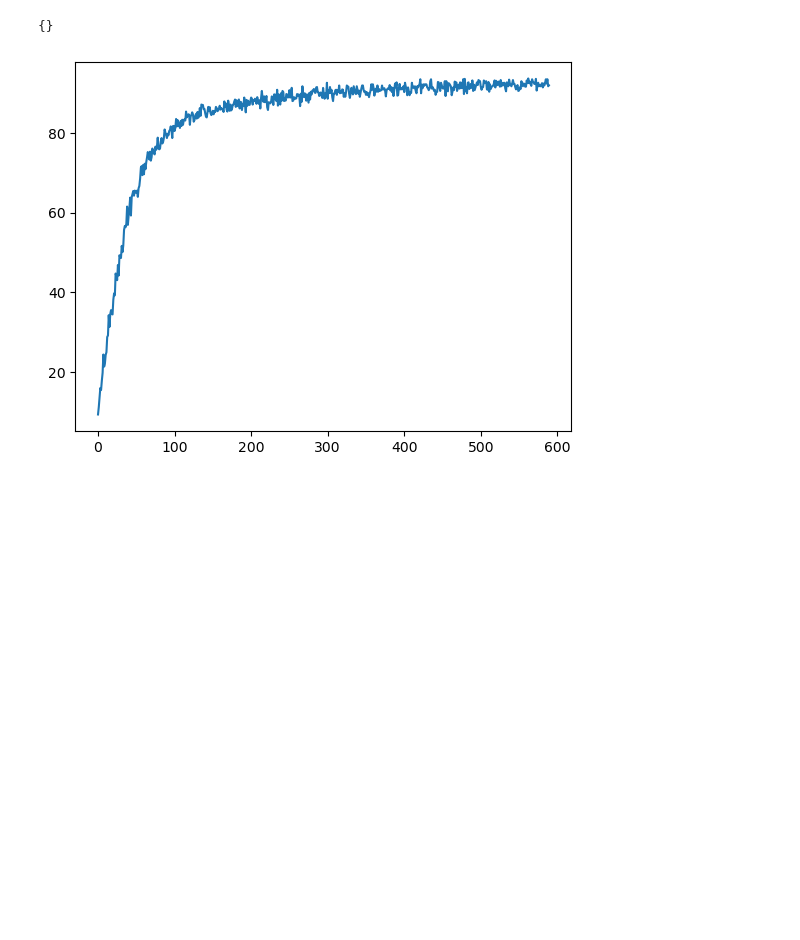
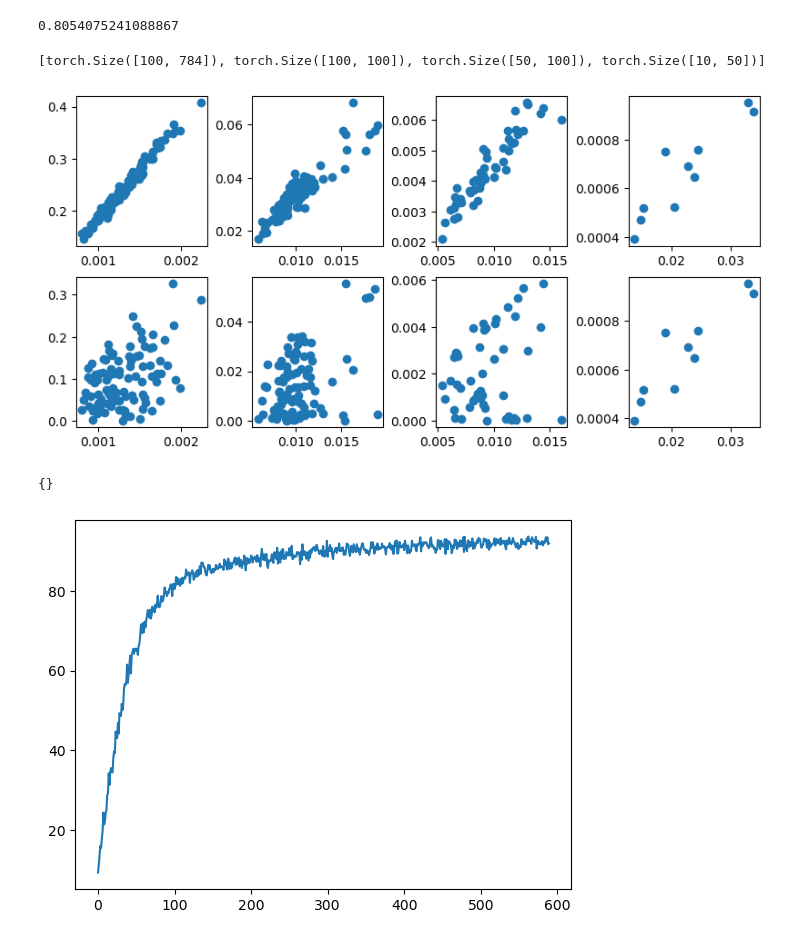
Before and after one commit to landoskape/networkAlignmentAnalysis, a Jupyter notebook: workspace.ipynb, the cells around one changed output. Drawn from its saved outputs; the diff is of its cells as text; code cells hidden in the pictures; blank space fills up the shorter version.

```diff
--- a/workspace.ipynb
+++ b/workspace.ipynb
@@ -94,8 +56,9 @@ RuntimeError: The size of tensor a (224) must match the size of tensor b (3) at
 # %%
-model_name = 'AlexNet'
-dataset_name = 'ImageNet'
+model_name = 'MLP'
+dataset_name = 'MNIST'
 
-net = get_model(model_name, build=True, dataset=dataset_name, dropout=0.5)
+net = get_model(model_name, build=True, dataset=dataset_name, dropout=0.0)
+net.to(DEVICE)
 
 loader_parameters = dict(
     shuffle=True,
@@ -118,3 +67,74 @@ Transform: Compose(
+# %%
+t = time.time()
+
+inputs, _ = net._process_collect_activity(dataset,
+                                          train_set=True,
+                                          with_updates=False,
+                                          use_training_mode=False)
+
+_, eigenvalues, eigenvectors = net.measure_eigenfeatures(inputs, with_updates=False)
+
+print(time.time() - t)
+# %% [output]
+0.8054075241088867
+# %%
+weights = net.get_alignment_weights()
+print([w.shape for w in weights])
+
+def get_invar(inputs_to_layers, weights):
+    invar = []
+    for i, w in zip(inputs_to_layers, weights):
+        a = torch.matmul(i, w.T)
+        invar.append(torch.var(a, dim=0))
+    return invar
+
+def get_outvar(outputs_from_layers):
+    return [torch.var(o, dim=0) for o in outputs_from_layers]
+
+inputs = []
+for batch in dataset.test_loader:
+    image, label = dataset.unwrap_batch(batch)
+    inputs.append(image)
+inputs = torch.cat(inputs, dim=0)
+
+whole = True
+with torch.no_grad():
+    if whole:
+        inputs_to_layers = net.get_layer_inputs(inputs, precomputed=False)
+        outputs_from_layers = net.get_layer_outputs(inputs, precomputed=True)
+        alignment = net.measure_alignment(inputs, precomputed=True)
+        inner_variance = get_invar(inputs_to_layers, weights)
+        outer_variance = get_outvar(outputs_from_layers)
+
+    else:
+        alignment = []
+        inner_variance = []
+        outer_variance = []
+        for batch in dataset.test_loader:
+            images, label = dataset.unwrap_batch(batch)
+            out = net(images, store_hidden=True)
+            inputs_to_layers = net.get_layer_inputs(images, precomputed=True)
+            outputs_from_layers = net.get_layer_outputs(images, precomputed=True)
+            alignment.append(net.measure_alignment(images, precomputed=True))
+            inner_variance.append(get_invar(inputs_to_layers, weights))
+            outer_variance.append(get_outvar(outputs_from_layers))
+
+        alignment = [torch.stack(a) for a in utils.transpose_list(alignment)]
+        inner_variance = [torch.stack(iv) for iv in utils.transpose_list(inner_variance)]
+        outer_variance = [torch.stack(ov) for ov in utils.transpose_list(outer_variance)]
+# %% [output]
+[torch.Size([100, 784]), torch.Size([100, 100]), torch.Size([50, 100]), torch.Size([10, 50])]
+# %%
+num_layers = len(alignment)
+
+plt.close('all')
+fig, ax = plt.subplots(2, num_layers, figsize=(2*num_layers, num_layers), layout='constrained')
+for ii, (a, iv, ov) in enumerate(zip(alignment, inner_variance, outer_variance)):
+    ax[0, ii].scatter(a.cpu().numpy(), iv.cpu().numpy())
+    ax[1, ii].scatter(a.cpu().numpy(), ov.cpu().numpy())
+plt.show()
+# %% [output]
+[figure, added]
 # %%
 results = train.train(nets, optimizers, dataset, num_epochs=50, alignment=False)
 test_results = train.test(nets, dataset, train=False, alignment=False)
```
Also changed, not shown: parts of 5 cells of this notebook, 1 other file.
